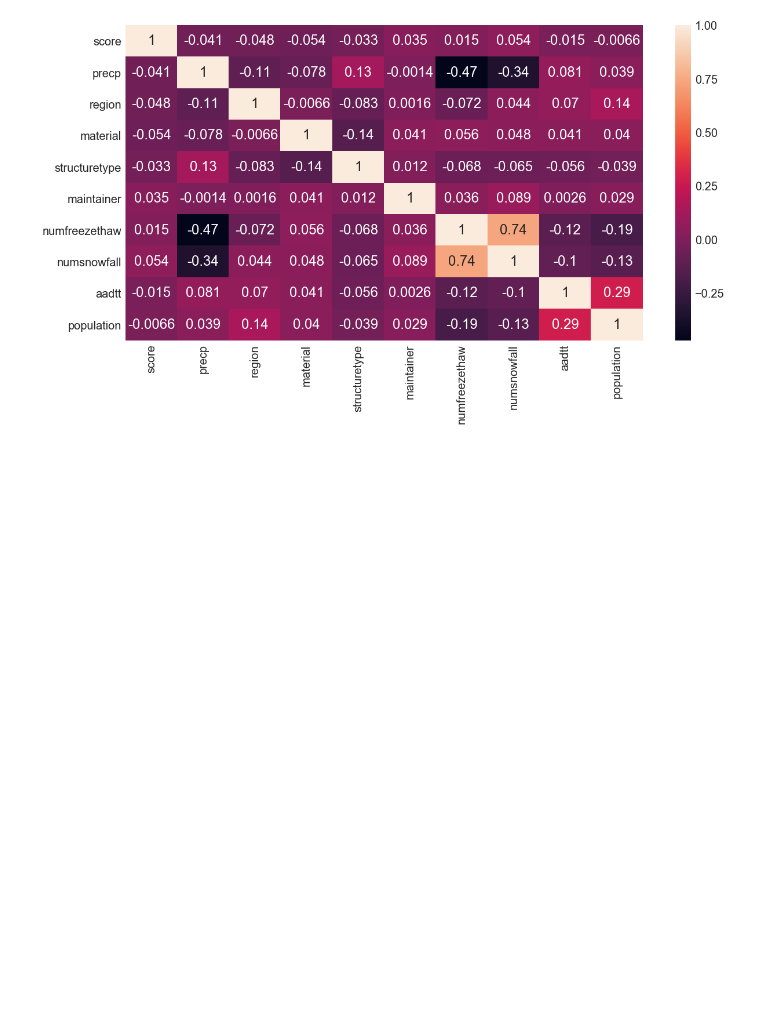
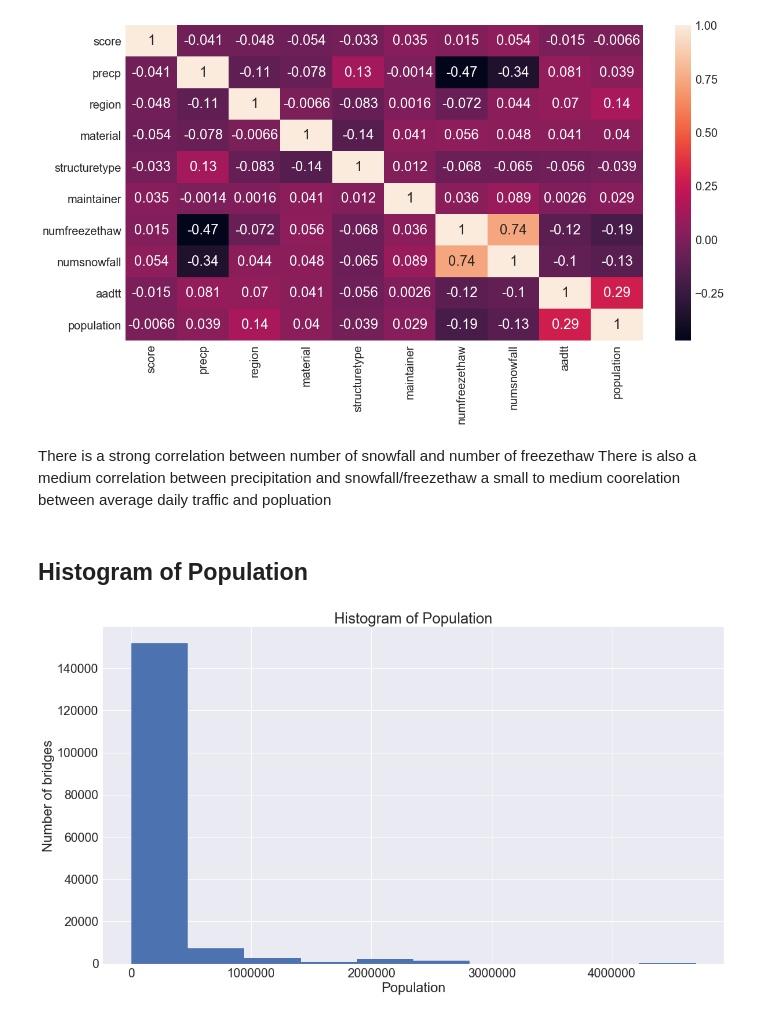
Before and after one commit to kaleoyster/thesis, a Jupyter notebook: analysis/08-06-2019-population-analysis.ipynb, the cells around one changed output. Cells and saved outputs as stored; diff of their text form; code cells hidden in the pictures; blank space fills up the shorter version.

Commit message:
updated population, snowfall, and freezethaw analysis

```diff
--- a/analysis/08-06-2019-population-analysis.ipynb
+++ b/analysis/08-06-2019-population-analysis.ipynb
@@ -269,3 +280,18 @@ sns.heatmap(corr,
 plt.show()
 # %% [output]
 [figure]
+# %% [markdown]
+ There is a strong correlation between number of snowfall and number of freezethaw
+ There is also a medium correlation between precipitation and snowfall/freezethaw
+ a small to medium coorelation between average daily traffic and popluation
+# %% [markdown]
+## Histogram of Population
+# %%
+plt.figure(figsize=(18,10))
+plt.title("Histogram of Population")
+df_anova['population'].hist()
+plt.xlabel("Population")
+plt.ylabel("Number of bridges")
+plt.show()
+# %% [output]
+[figure, added]
```
Also changed, not shown: parts of 17 cells of this notebook, 2 other files.
